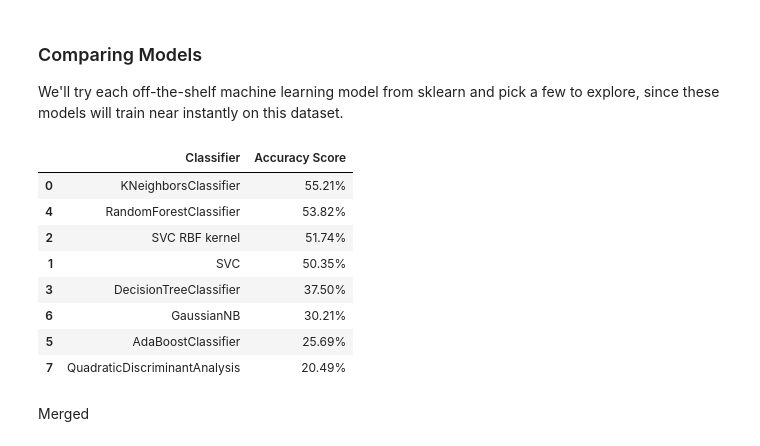
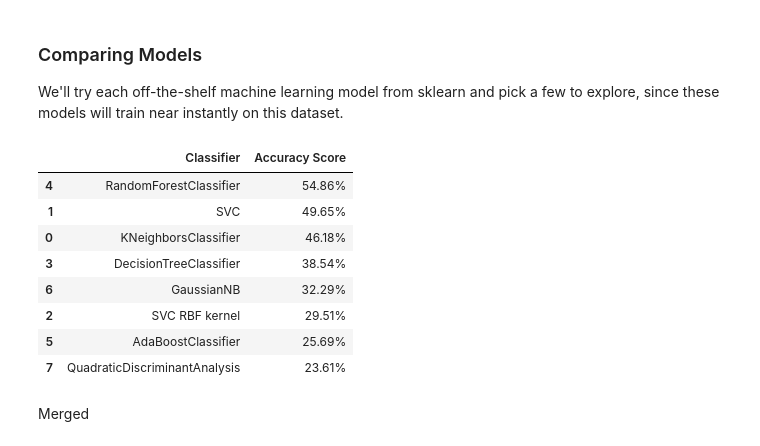
Before and after one commit to Ry-an7/Week3-ClassicML, a Jupyter notebook: Week_3_MachineLearning.ipynb, the cells around one changed output. Drawn from its saved outputs; the diff is of its cells as text; code cells hidden in the pictures.

```diff
--- a/Week_3_MachineLearning.ipynb
+++ b/Week_3_MachineLearning.ipynb
@@ -796,41 +796,41 @@ We'll try each off-the-shelf machine learning model from sklearn and pick a few
 # %%
 from sklearn.neighbors import KNeighborsClassifier
 from sklearn.svm import SVC
 from sklearn.tree import DecisionTreeClassifier
 from sklearn.ensemble import RandomForestClassifier, AdaBoostClassifier
 from sklearn.naive_bayes import GaussianNB
 from sklearn.discriminant_analysis import QuadraticDiscriminantAnalysis
 
 classification_models = [
     KNeighborsClassifier(),#(3),
     SVC(kernel='linear'),#, C=0.025),
     SVC(kernel='rbf'),
     DecisionTreeClassifier(),#max_depth=5),
     RandomForestClassifier(),#max_depth=5, n_estimators=10, max_features=1),
     AdaBoostClassifier(),
     GaussianNB(),
     QuadraticDiscriminantAnalysis()]
 
 scores = []
 for model in classification_models:
-    model.fit(X_train_scaled, y_train)
-    score = model.score(X_test_scaled, y_test)
+    model.fit(X_train, y_train)
+    score = model.score(X_test, y_test)
     model_name = type(model).__name__
     if model_name=='SVC' and model.kernel=='rbf': model_name+=' RBF kernel'
     scores.append((model_name,(f'{100*score:.2f}%')))
 # Make it pretty
 scores_df = pd.DataFrame(scores,columns=['Classifier','Accuracy Score'])
 scores_df.sort_values(by='Accuracy Score',axis=0,ascending=False)
 # %% [output]
 |  | Classifier | Accuracy Score |
-| 0 | KNeighborsClassifier | 55.21% |
-| 4 | RandomForestClassifier | 53.82% |
-| 2 | SVC RBF kernel | 51.74% |
-| 1 | SVC | 50.35% |
-| 3 | DecisionTreeClassifier | 37.50% |
-| 6 | GaussianNB | 30.21% |
+| 4 | RandomForestClassifier | 54.86% |
+| 1 | SVC | 49.65% |
+| 0 | KNeighborsClassifier | 46.18% |
+| 3 | DecisionTreeClassifier | 38.54% |
+| 6 | GaussianNB | 32.29% |
+| 2 | SVC RBF kernel | 29.51% |
 | 5 | AdaBoostClassifier | 25.69% |
-| 7 | QuadraticDiscriminantAnalysis | 20.49% |
+| 7 | QuadraticDiscriminantAnalysis | 23.61% |
 # %% [markdown]
 Merged
 # %%
```
Also changed, not shown: parts of 3 cells of this notebook.
